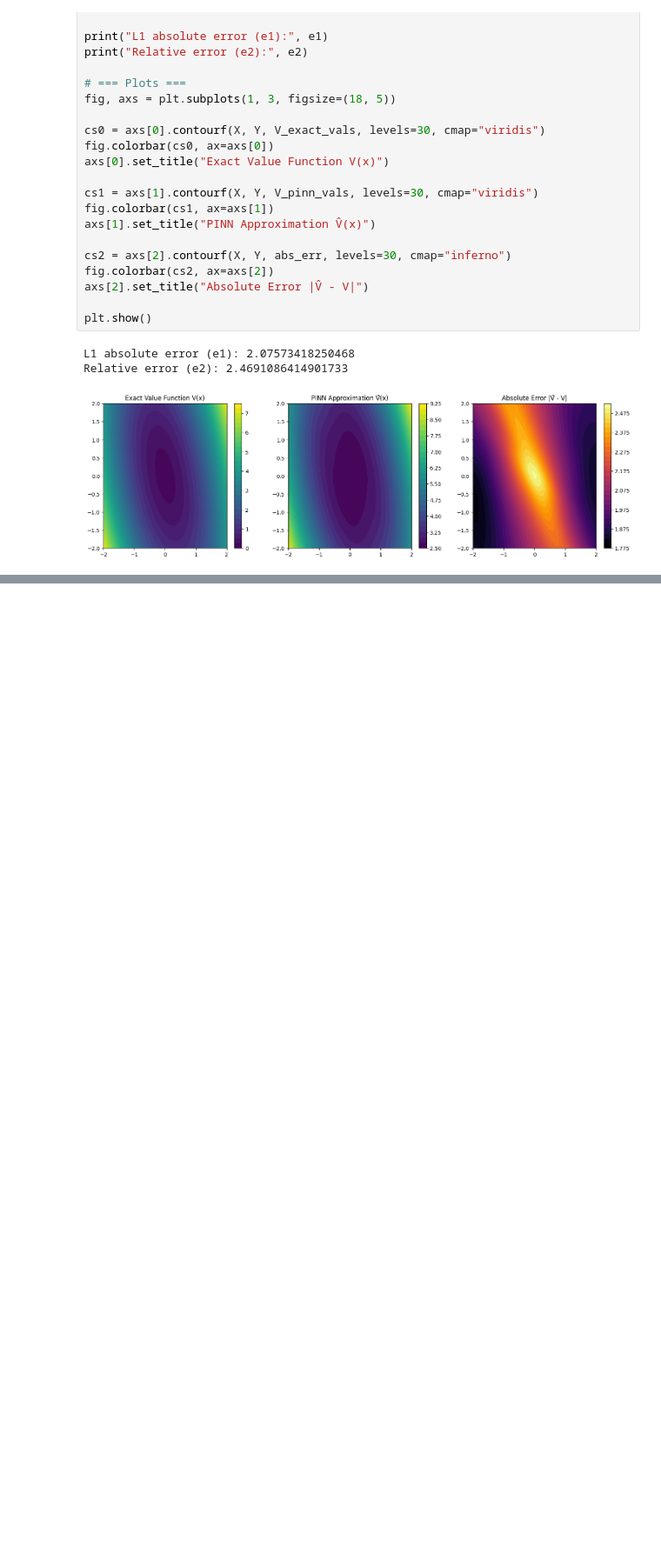
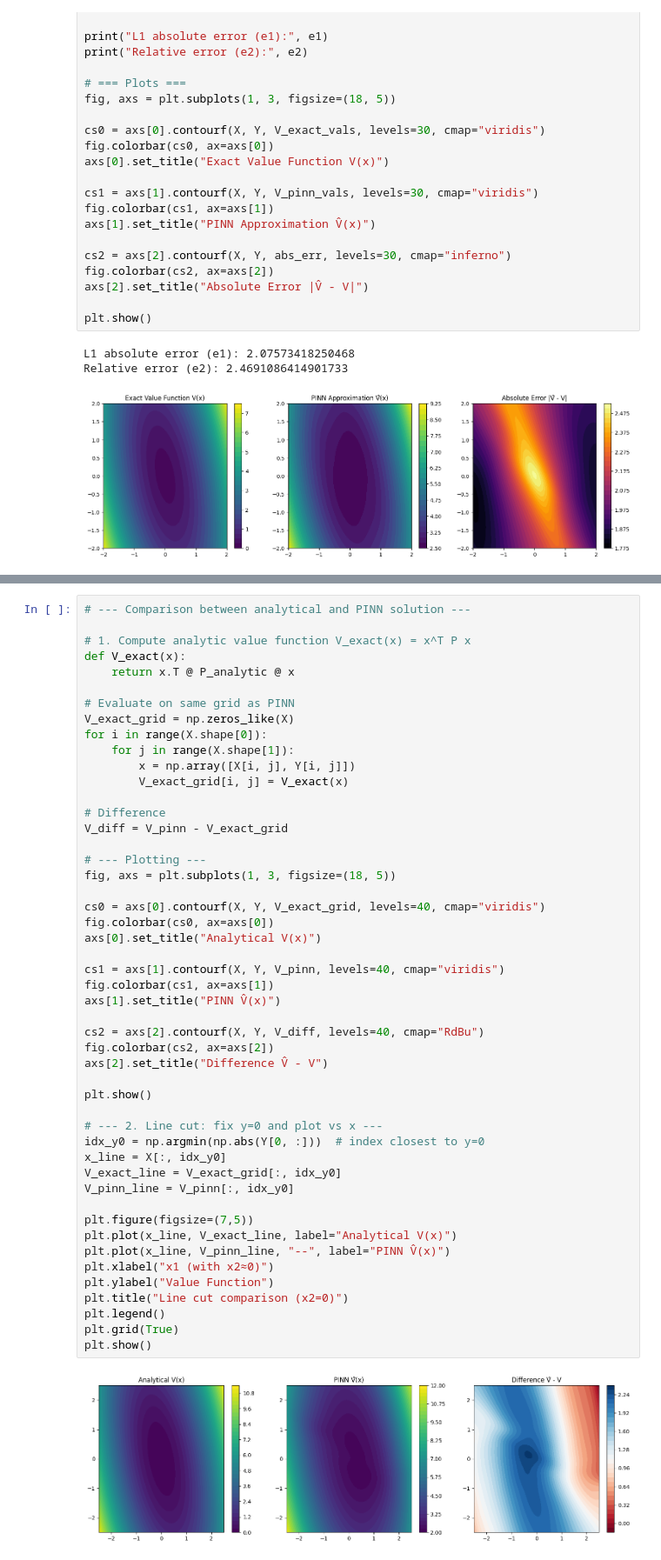
Before and after one commit to jujopo/ams-516, a Jupyter notebook: example.ipynb, the cells around one changed output, grey strips where cells are left out. Shown: that part at 87% size. Cells and saved outputs as stored; diff of their text form; blank space fills up the shorter version.

```diff
--- a/example.ipynb
+++ b/example.ipynb
@@ -242,0 +630,51 @@ Relative error (e2): 2.4691086414901733
+# %%
+# --- Comparison between analytical and PINN solution ---
+
+# 1. Compute analytic value function V_exact(x) = x^T P x
+def V_exact(x):
+    return x.T @ P_analytic @ x
+
+# Evaluate on same grid as PINN
+V_exact_grid = np.zeros_like(X)
+for i in range(X.shape[0]):
+    for j in range(X.shape[1]):
+        x = np.array([X[i, j], Y[i, j]])
+        V_exact_grid[i, j] = V_exact(x)
+
+# Difference
+V_diff = V_pinn - V_exact_grid
+
+# --- Plotting ---
+fig, axs = plt.subplots(1, 3, figsize=(18, 5))
+
+cs0 = axs[0].contourf(X, Y, V_exact_grid, levels=40, cmap="viridis")
+fig.colorbar(cs0, ax=axs[0])
+axs[0].set_title("Analytical V(x)")
+
+cs1 = axs[1].contourf(X, Y, V_pinn, levels=40, cmap="viridis")
+fig.colorbar(cs1, ax=axs[1])
+axs[1].set_title("PINN V̂(x)")
+
+cs2 = axs[2].contourf(X, Y, V_diff, levels=40, cmap="RdBu")
+fig.colorbar(cs2, ax=axs[2])
+axs[2].set_title("Difference V̂ - V")
+
+plt.show()
+
+# --- 2. Line cut: fix y=0 and plot vs x ---
+idx_y0 = np.argmin(np.abs(Y[0, :]))  # index closest to y=0
+x_line = X[:, idx_y0]
+V_exact_line = V_exact_grid[:, idx_y0]
+V_pinn_line = V_pinn[:, idx_y0]
+
+plt.figure(figsize=(7,5))
+plt.plot(x_line, V_exact_line, label="Analytical V(x)")
+plt.plot(x_line, V_pinn_line, "--", label="PINN V̂(x)")
+plt.xlabel("x1 (with x2≈0)")
+plt.ylabel("Value Function")
+plt.title("Line cut comparison (x2=0)")
+plt.legend()
+plt.grid(True)
+plt.show()
+# %% [output]
+[figure, added]
```
Also changed, not shown: parts of 5 cells of this notebook, 1 other file.
